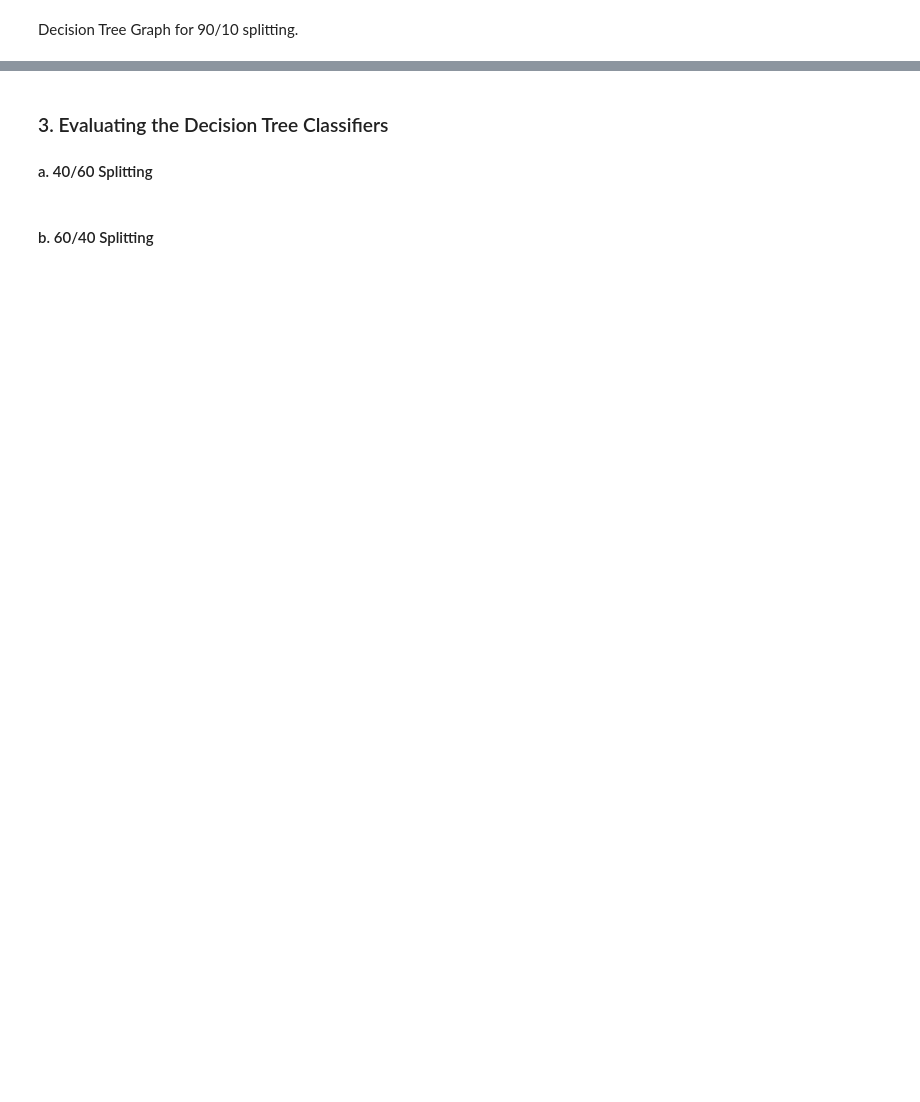
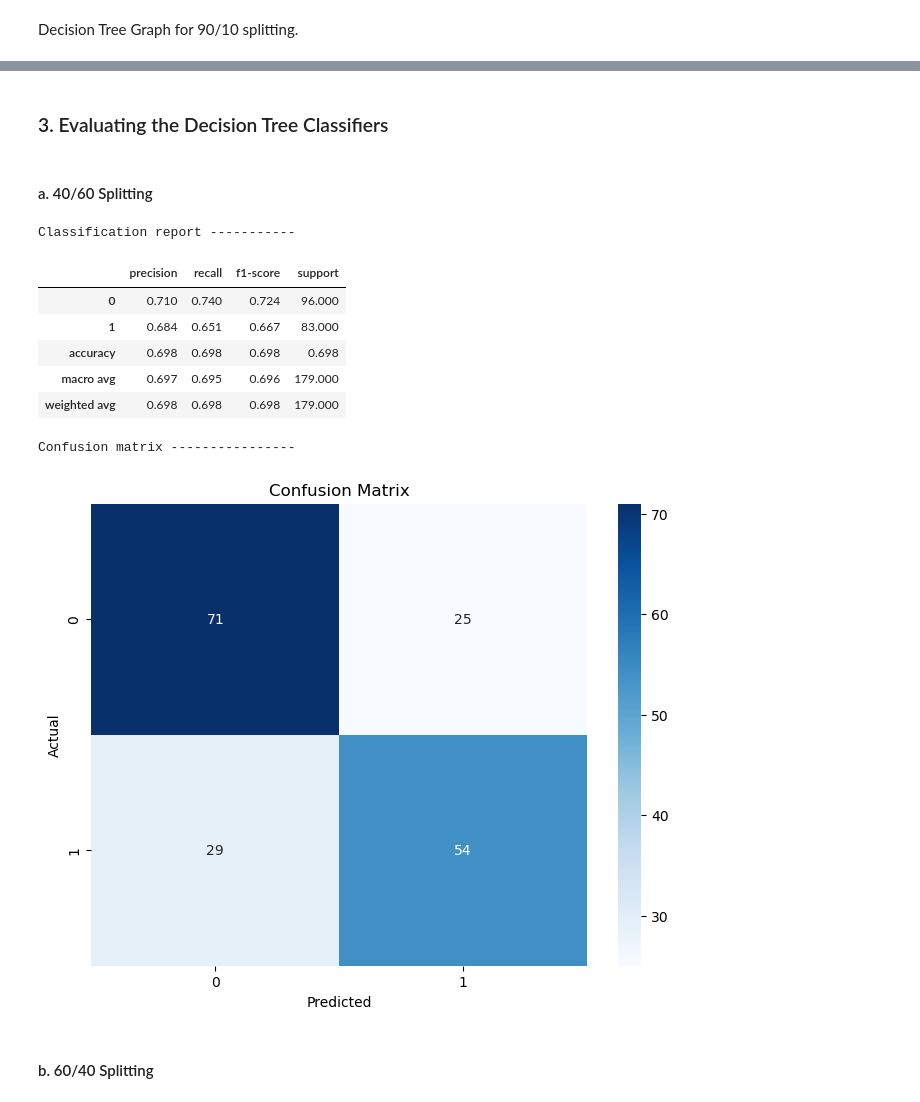
Before and after one commit to baobean/CSC14003-DecisionTree, a Jupyter notebook: heart_disease.ipynb, the cells around one changed output, grey strips where cells are left out. Cells and saved outputs as stored; diff of their text form; code cells hidden in the pictures; blank space fills up the shorter version.

Commit message:
added classification reports and confusion matrices

```diff
--- a/heart_disease.ipynb
+++ b/heart_disease.ipynb
@@ -173,12 +154,11 @@ The visualization of the resulting decision trees is processed with Graphviz.
 # %%
 graphs = {}
 
-for name, model in models.items():
+for ratio, model in models.items():
     dot_data = tree.export_graphviz(model, out_file=None, filled=True, rounded=True)
     graph = graphviz.Source(dot_data)
-    graph = graphviz.Source(dot_data)
 
-    graphs[name] = graph
+    graphs[ratio] = graph
 # %% [markdown]
 Decision Tree Graph for 40/60 splitting.
 # %%
@@ -205,7 +185,56 @@ graphs['90/10']
 [drawing not drawn]
 # %% [markdown]
 ### 3. Evaluating the Decision Tree Classifiers
-
-#### a. 40/60 Splitting
+# %%
+reports = {}
+conf_matrices = {}
+
+def evaluate_decision_tree_classifier(model, ratio):
+    feature_test = datasets[ratio][1]
+    label_test = datasets[ratio][3]
+
+    label_predicted = model.predict(feature_test)
+
+    report = classification_report(label_test, label_predicted, output_dict=True)
+    report_df = pd.DataFrame(report).transpose()
+    report_df
+    reports[ratio] = report_df
+
+    conf_matrix = confusion_matrix(label_test, label_predicted)
+    conf_matrices[ratio] = conf_matrix
+
+def display_evaluation(ratio):
+    print("Classification report -----------")
+    display(reports[ratio].round(3))
+
+    print("Confusion matrix ----------------")
+    plt.figure(figsize=(8, 6))
+    sns.heatmap(conf_matrices[ratio],
+                annot=True,
+                fmt='d',
+                cmap='Blues',
+                xticklabels=np.unique(y),
+                yticklabels=np.unique(y))
+    plt.title('Confusion Matrix')
+    plt.xlabel('Predicted')
+    plt.ylabel('Actual')
+    plt.show()
+
+for ratio, model in models.items():
+    evaluate_decision_tree_classifier(model, ratio)
+# %% [markdown]
+#### a. 40/60 Splitting
+# %%
+display_evaluation('40/60')
+# %% [output]
+Classification report -----------
+|  | precision | recall | f1-score | support |
+| 0 | 0.710 | 0.740 | 0.724 | 96.000 |
+| 1 | 0.684 | 0.651 | 0.667 | 83.000 |
+| accuracy | 0.698 | 0.698 | 0.698 | 0.698 |
+| macro avg | 0.697 | 0.695 | 0.696 | 179.000 |
+| weighted avg | 0.698 | 0.698 | 0.698 | 179.000 |
+Confusion matrix ----------------
+[figure, added]
 # %% [markdown]
 #### b. 60/40 Splitting
```
Also changed, not shown: parts of 12 cells of this notebook.
